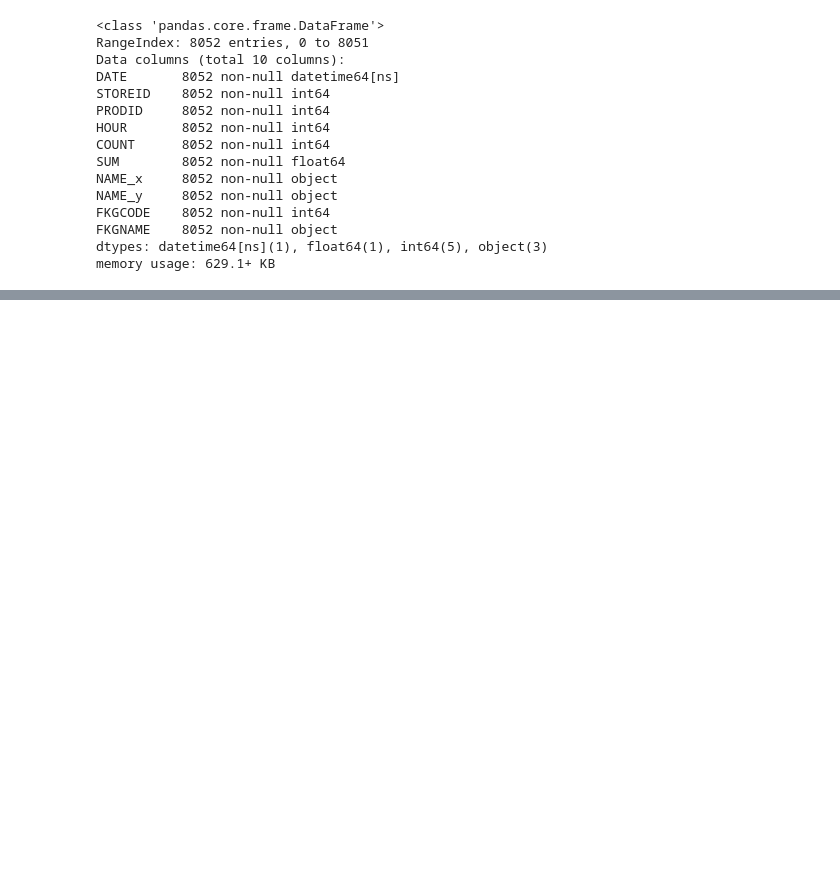
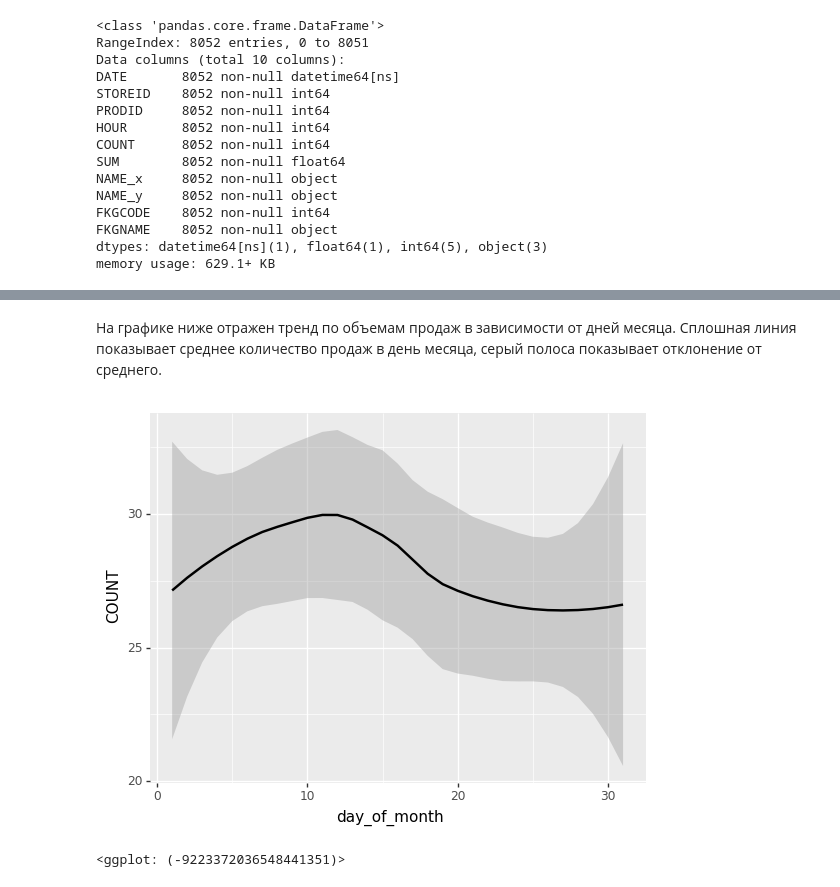
Before and after one commit to ademyanchuk/data_analys_labs, a Jupyter notebook: Lab2/lab2.ipynb, the cells around one changed output, grey strips where cells are left out. Drawn from its saved outputs; the diff is of its cells as text; code cells hidden in the pictures; blank space fills up the shorter version.

```diff
--- a/Lab2/lab2.ipynb
+++ b/Lab2/lab2.ipynb
@@ -145,0 +286,6 @@ memory usage: 629.1+ KB
+# %%
+# Введем колонку день месяца в общую таблицу
+raw_sales['day_of_month'] = raw_sales.DATE.dt.day
+# %%
+# Введем колонку месяц в общую таблицу
+raw_sales['month'] = raw_sales.DATE.dt.month
@@ -145,0 +301,10 @@ memory usage: 629.1+ KB
+# %%
+# сгруппируем по месяцу и дню и подсчитаем объем продаж для каждого дня каждого месяца
+dom_counts = raw_sales.groupby(['month','day_of_month'], as_index=False).agg({'COUNT':'sum'})
+# %% [markdown]
+На графике ниже отражен тренд по объемам продаж в зависимости от дней месяца. Сплошная линия показывает среднее количество продаж в день месяца, серый полоса показывает отклонение от среднего.
+# %%
+ggplot(dom_counts, aes('day_of_month', 'COUNT'))+stat_smooth(se=True, method='loess')
+# %% [output]
+[figure, added]
+<ggplot: (-9223372036548441351)>
```
Also changed, not shown: parts of 36 cells of this notebook.
